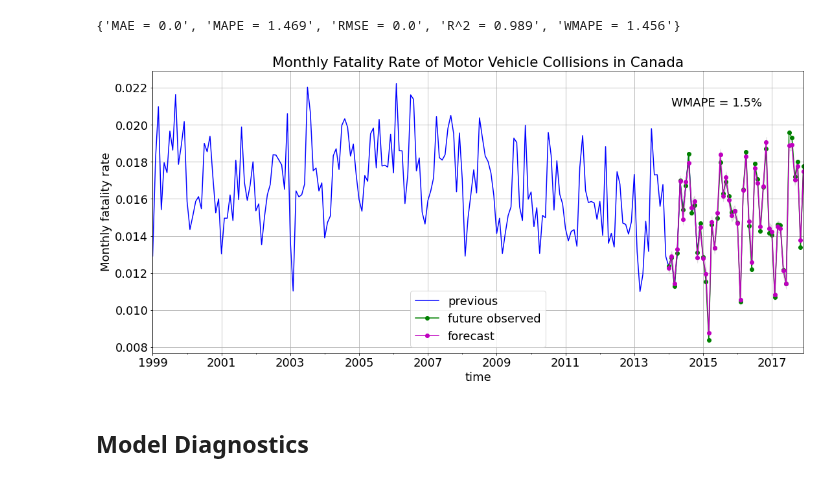
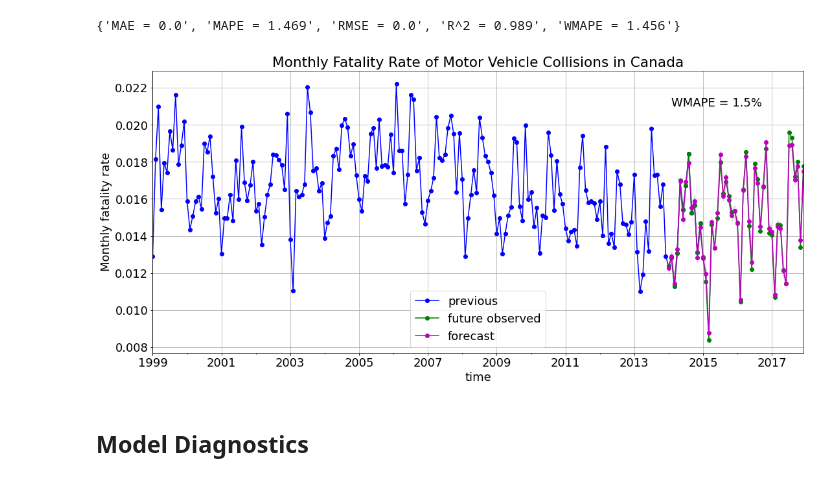
Before and after one commit to Owerre/Time-Series-Forecasting, a Jupyter notebook: fatality-forecast/notebooks/04-prophet.ipynb, the cells around one changed output. Saved outputs shown, nothing was run; the diff lists cells and outputs as text; code cells hidden in the pictures.

```diff
--- a/fatality-forecast/notebooks/04-prophet.ipynb
+++ b/fatality-forecast/notebooks/04-prophet.ipynb
@@ -136,21 +136,21 @@ results.index = y_test.index
 # %%
 plt.figure(figsize = (18,8))
 
-y_train.plot(label = 'previous', color = 'b')
+y_train.plot(label = 'previous',  marker = 'o', color = 'b')
 y_test.plot(label = 'future observed', marker = 'o', color = 'g')
 results['yhat'].plot(label = 'forecast', marker = 'o', color = 'm')
 
 plt.fill_between(results.index, results['ylow'], results['yhigh'], color='k', alpha=0.1)
 plt.xlabel('time')
 plt.text('2014-02-01', 0.021, "WMAPE = 1.5%")
 plt.grid(True)
 plt.ylabel('Monthly fatality rate')
 plt.title('Monthly Fatality Rate of Motor Vehicle Collisions in Canada')
 plt.legend()
 plt.savefig('../images/propt.png')
 plt.show()
 # %% [output]
-[figure, old version]
+[figure, new version]
 # %% [markdown]
 ## Model Diagnostics
 # %% [markdown]
```
Also changed, not shown: 5 other files.
